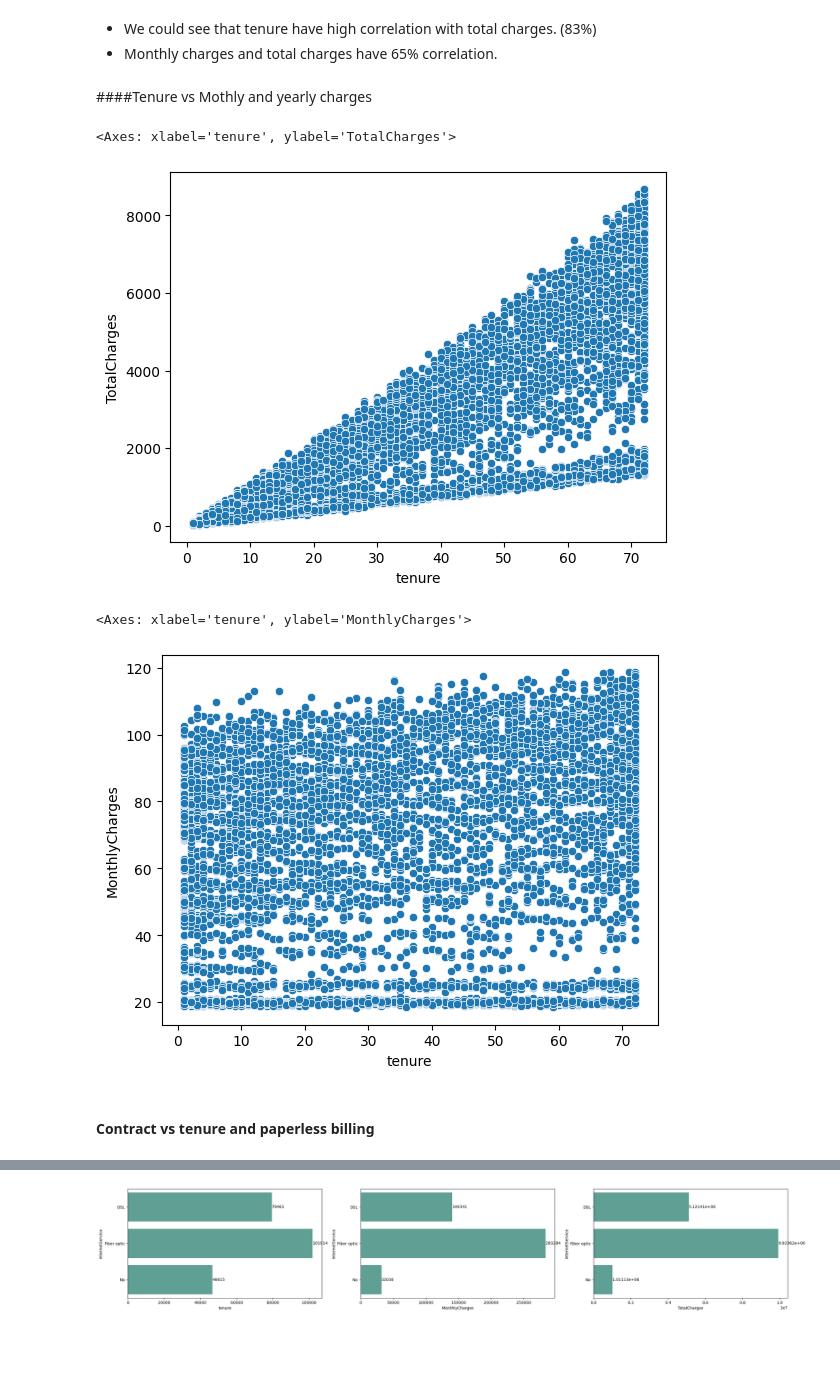
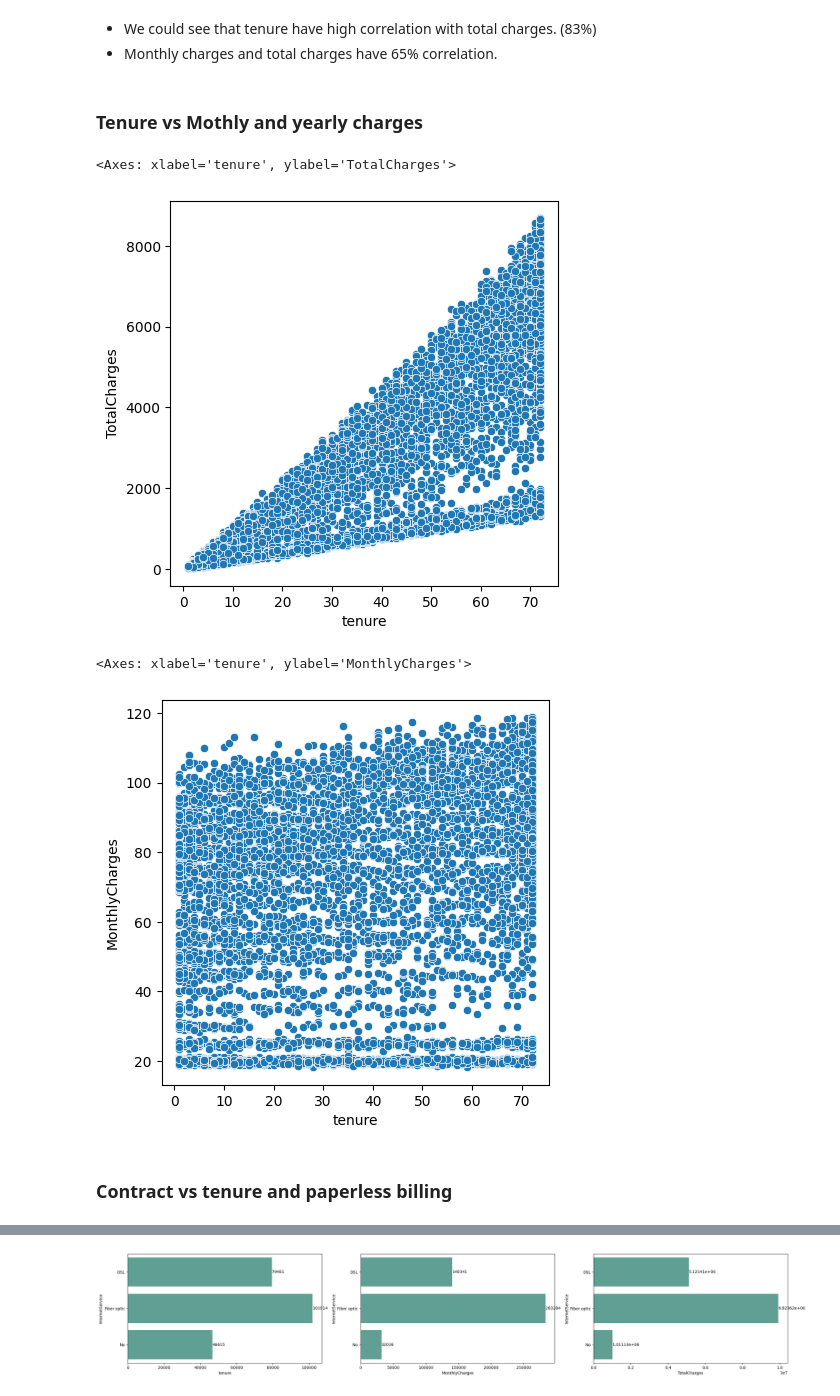
Before and after one commit to kanishkagargg/Customer-Churn-Prediction, a Jupyter notebook: Customer_Churn_Prediction.ipynb, the cells around one changed output, grey strips where cells are left out. Drawn from its saved outputs; the diff is of its cells as text; code cells hidden in the pictures; blank space fills up the shorter version.

```diff
--- a/Customer_Churn_Prediction.ipynb
+++ b/Customer_Churn_Prediction.ipynb
@@ -314,17 +360,19 @@ Correlation_Heatmap = sns.heatmap(df.corr(), cmap='coolwarm', annot=True)
 * We could see that tenure have high correlation with total charges. (83%)
 * Monthly charges and total charges have 65% correlation.
 # %% [markdown]
-####Tenure vs Mothly and yearly charges
+### Tenure vs Mothly and yearly charges
 # %%
+fig = plt.figure(figsize =(5, 5))
 sns.scatterplot(x = 'tenure', y = 'TotalCharges', data = df)
 # %% [output]
 <Axes: xlabel='tenure', ylabel='TotalCharges'>
-[figure, old version]
+[figure, new version]
 # %%
+fig = plt.figure(figsize =(5, 5))
 sns.scatterplot(x = 'tenure', y = 'MonthlyCharges', data = df)
 # %% [output]
 <Axes: xlabel='tenure', ylabel='MonthlyCharges'>
-[figure, old version]
+[figure, new version]
 # %% [markdown]
-#### Contract vs tenure and paperless billing
+### Contract vs tenure and paperless billing
 # %%
```
Also changed, not shown: parts of 57 cells of this notebook.
